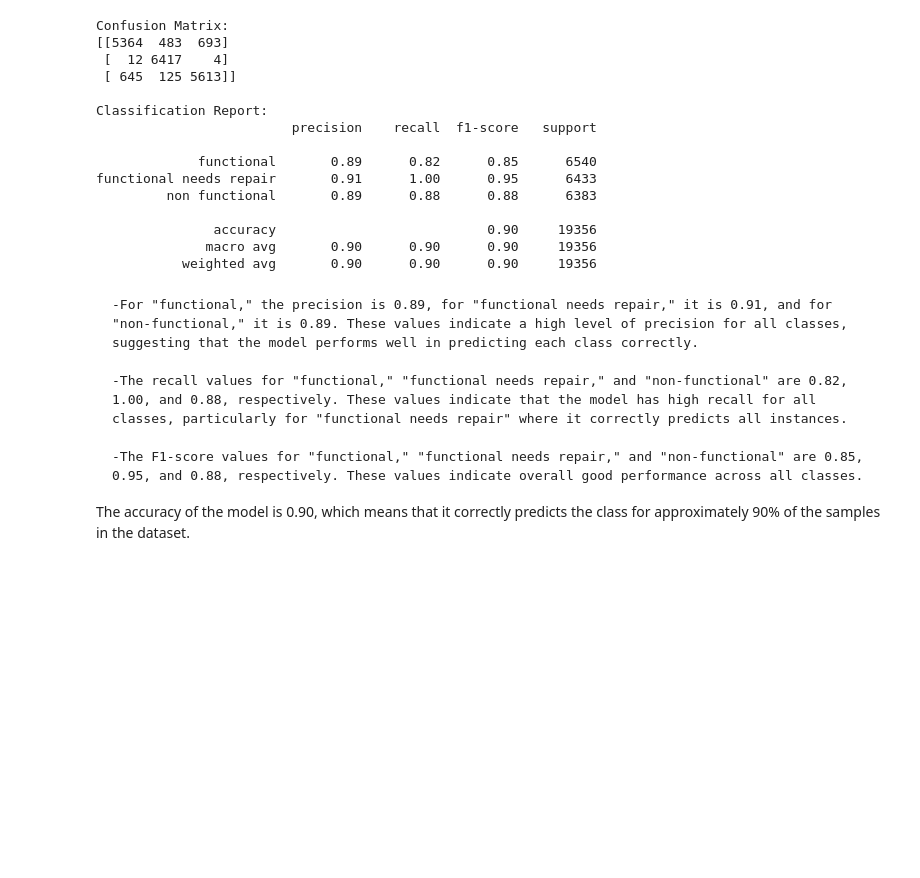
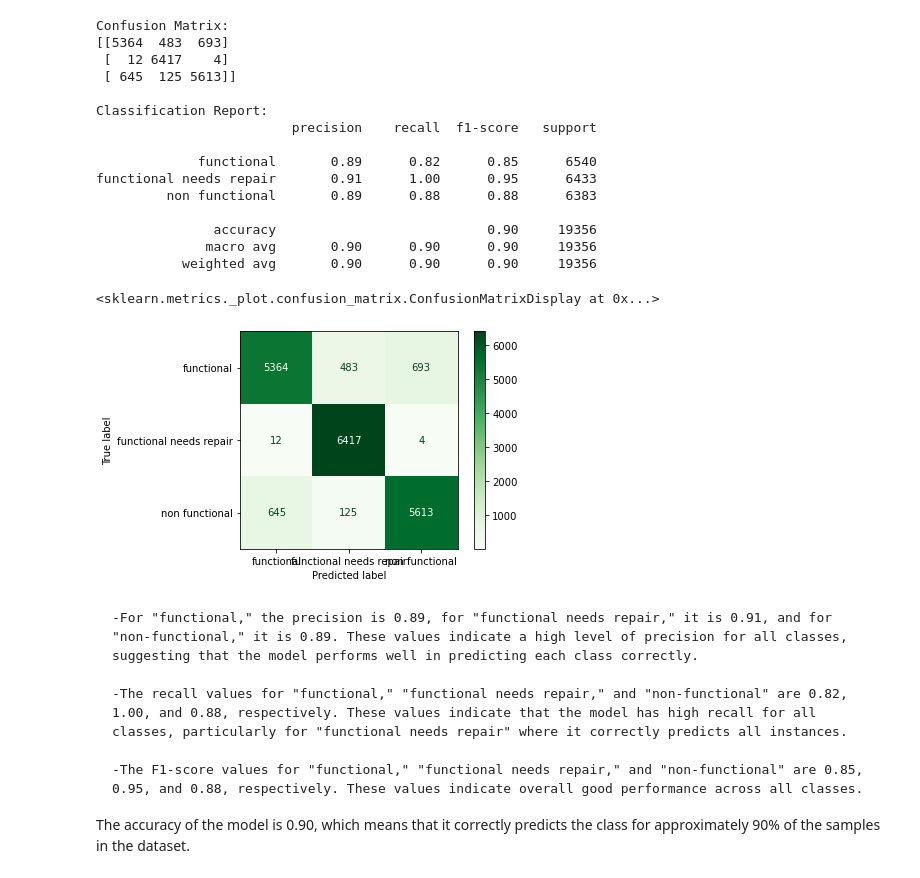
Before and after one commit to WinnieKabuya/dsc-phase-3-project-v2-3, a Jupyter notebook: student.ipynb, the cells around one changed output. Drawn from its saved outputs; the diff is of its cells as text; code cells hidden in the pictures; blank space fills up the shorter version.

```diff
--- a/student.ipynb
+++ b/student.ipynb
@@ -870,6 +870,18 @@ functional needs repair       0.91      1.00      0.95      6433
                accuracy                           0.90     19356
               macro avg       0.90      0.90      0.90     19356
            weighted avg       0.90      0.90      0.90     19356
+# %%
+from sklearn.metrics import ConfusionMatrixDisplay
+
+# Calculate the confusion matrix
+cfn_matrix = confusion_matrix(y_val, y_pred)
+
+# Plot the matrix
+disp = ConfusionMatrixDisplay(confusion_matrix=cfn_matrix, display_labels=logreg.classes_)
+disp.plot(cmap=plt.cm.Greens)
+# %% [output]
+<sklearn.metrics._plot.confusion_matrix.ConfusionMatrixDisplay at 0x...>
+[figure, added]
 # %% [markdown]
     -For "functional," the precision is 0.89, for "functional needs repair," it is 0.91, and for "non-functional," it is 0.89. These values indicate a high level of precision for all classes, suggesting that the model performs well in predicting each class correctly.
 
```
Also changed, not shown: parts of 44 cells of this notebook.
